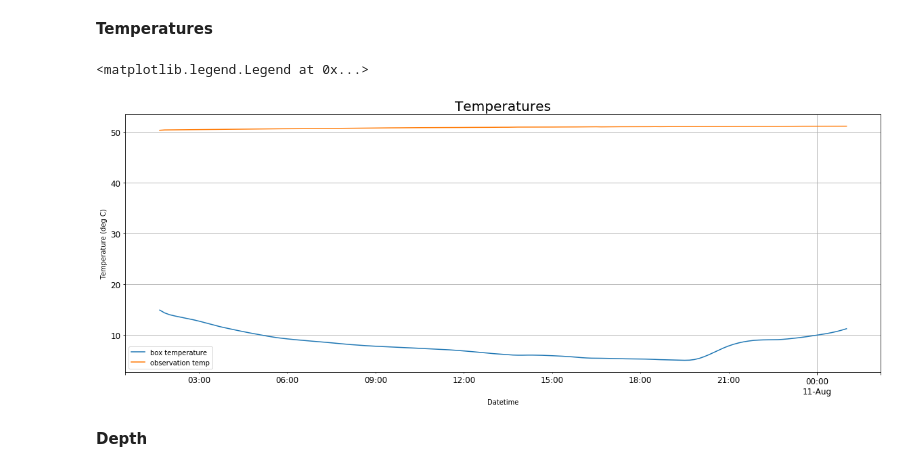
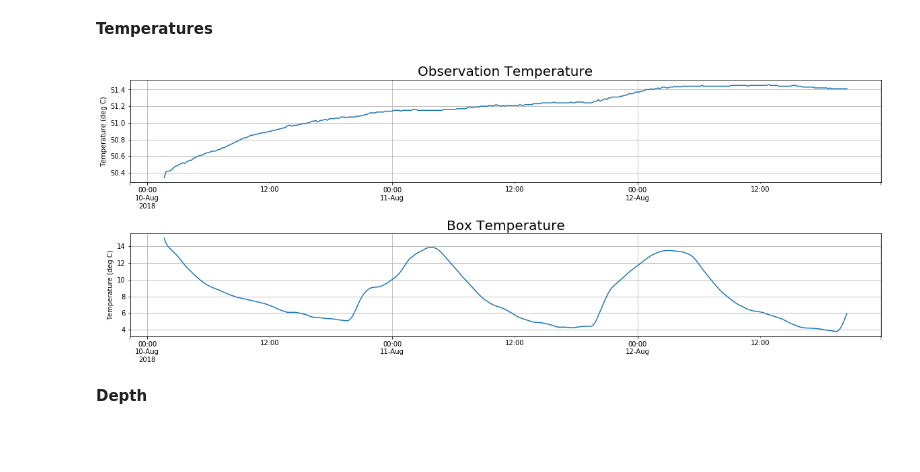
Before and after one commit to rumachan/datalogger_project, a Jupyter notebook: field_logger_data_check.ipynb, the cells around one changed output. Drawn from its saved outputs; the diff is of its cells as text; code cells hidden in the pictures; blank space fills up the shorter version.

Commit message:
Temperature as two plots

```diff
--- a/field_logger_data_check.ipynb
+++ b/field_logger_data_check.ipynb
@@ -64,12 +65,9 @@ fig.savefig(directory+'field_logger_voltage.png', dpi=100, bbox_inches='tight')
 # %% [markdown]
 **Temperatures**
 # %%
-tmp = data['PTemp_degC'].plot(figsize=(20,7), title='Temperatures', label='box temperature', fontsize=12)
-data['Temp_PRT_degC'].plot(ax=tmp, label='observation temp')
-tmp.title.set_size(20)
-tmp.grid()
-tmp.set_ylabel("Temperature (deg C)")
-tmp.legend(loc='best')
+# tmp = data['PTemp_degC'].plot(figsize=(20,7), title='Temperatures', label='box temperature', fontsize=12)
+# data['Temp_PRT_degC'].plot(ax=tmp, label='observation temp')
+# tmp.title.set_size(20)
+# tmp.grid()
+# tmp.set_ylabel("Temperature (deg C)")
+# tmp.legend(loc='best')
-# %% [output]
-<matplotlib.legend.Legend at 0x...>
-[figure, removed]
@@ -79,3 +74,22 @@ fig.savefig(directory+'field_logger_temperature.png', dpi=100, bbox_inches='tigh
+# %%
+fig,(ax0,ax1) = plt.subplots(2, 1, figsize=(20,7))
+plt.subplots_adjust(wspace=0.5, hspace=0.5)
+
+data['Temp_PRT_degC'].plot(ax=ax0, title='Observation Temperature')
+ax0.title.set_size(20)
+ax0.grid()
+ax0.set_ylabel('Temperature (deg C)')
+ax0.set_xlabel('')
+
+data['PTemp_degC'].plot(ax=ax1, title='Box Temperature')
+ax1.title.set_size(20)
+ax1.grid()
+ax1.set_ylabel('Temperature (deg C)')
+ax1.set_xlabel('');
+
+fig.savefig(directory+'field_logger_temperature.png', dpi=100, bbox_inches='tight')
+# %% [output]
+[figure, added]
 # %% [markdown]
 **Depth**
 # %%
```
Also changed, not shown: parts of 4 cells of this notebook.
